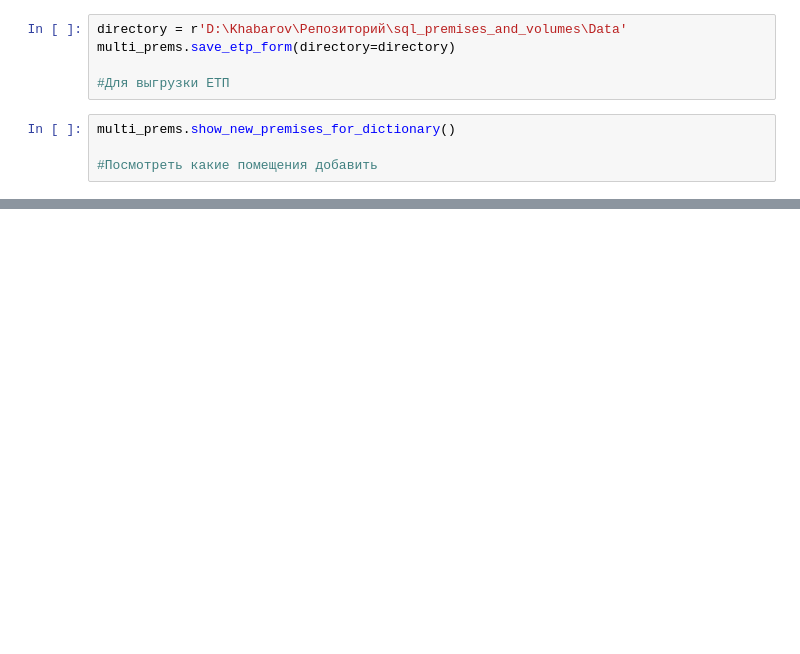
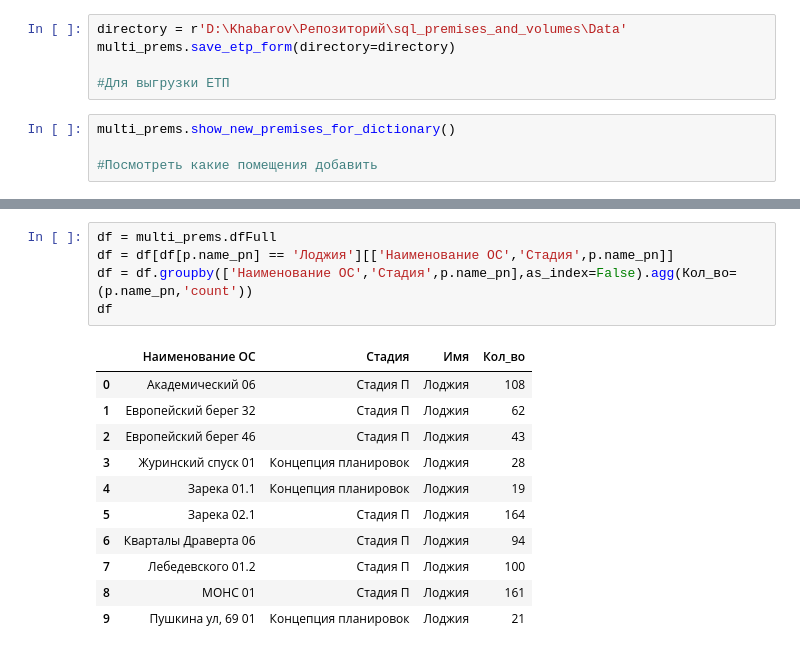
Before and after one commit to oilskinpack/sql_premises_and_volumes, a Jupyter notebook: Premises/premises_notebook.ipynb, the cells around one changed output, grey strips where cells are left out. Cells and saved outputs as stored; diff of their text form; blank space fills up the shorter version.

```diff
--- a/Premises/premises_notebook.ipynb
+++ b/Premises/premises_notebook.ipynb
@@ -44,0 +102,17 @@ multi_prems.show_new_premises_for_dictionary()
+# %%
+df = multi_prems.dfFull
+df = df[df[p.name_pn] == 'Лоджия'][['Наименование ОС','Стадия',p.name_pn]]
+df = df.groupby(['Наименование ОС','Стадия',p.name_pn],as_index=False).agg(Кол_во=(p.name_pn,'count'))
+df
+# %% [output]
+|  | Наименование ОС | Стадия | Имя | Кол_во |
+| 0 | Академический 06 | Стадия П | Лоджия | 108 |
+| 1 | Европейский берег 32 | Стадия П | Лоджия | 62 |
+| 2 | Европейский берег 46 | Стадия П | Лоджия | 43 |
+| 3 | Журинский спуск 01 | Концепция планировок | Лоджия | 28 |
+| 4 | Зарека 01.1 | Концепция планировок | Лоджия | 19 |
+| 5 | Зарека 02.1 | Стадия П | Лоджия | 164 |
+| 6 | Кварталы Драверта 06 | Стадия П | Лоджия | 94 |
+| 7 | Лебедевского 01.2 | Стадия П | Лоджия | 100 |
+| 8 | МОНС 01 | Стадия П | Лоджия | 161 |
+| 9 | Пушкина ул, 69 01 | Концепция планировок | Лоджия | 21 |
```
Also changed, not shown: parts of 2 cells of this notebook.
